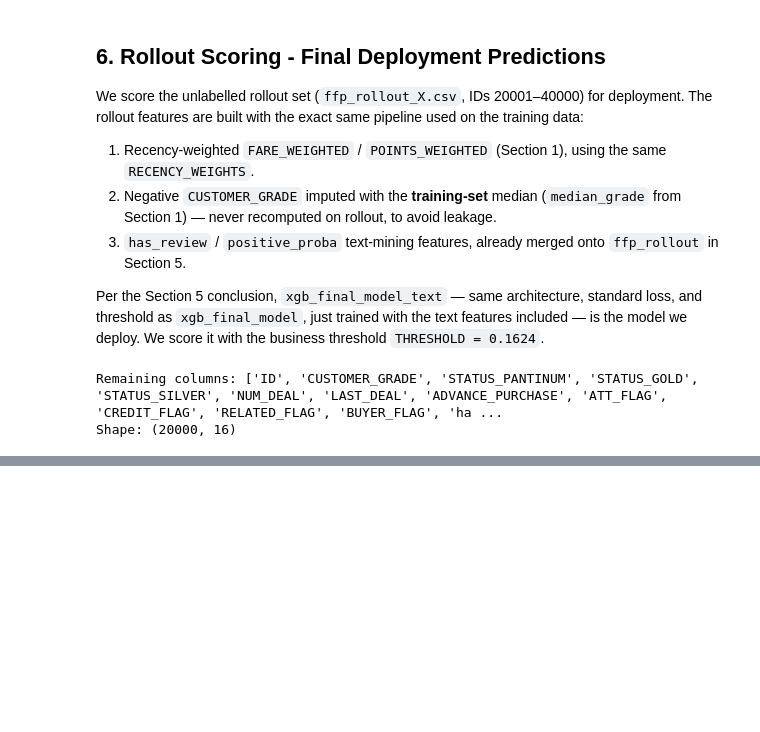
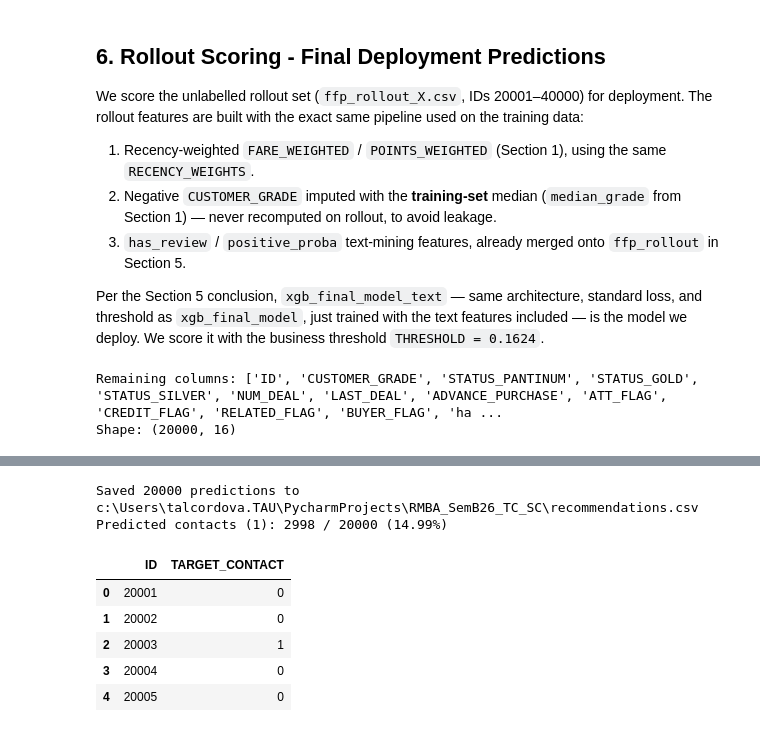
Before and after one commit to TalCordova/RMBA_SemB26_TC_SC, a Jupyter notebook: Final_Project_SC_TC_fit_notebook.ipynb, the cells around one changed output, grey strips where cells are left out. Cells and saved outputs as stored; diff of their text form; code cells hidden in the pictures; blank space fills up the shorter version.

```diff
--- a/Final_Project_SC_TC_fit_notebook.ipynb
+++ b/Final_Project_SC_TC_fit_notebook.ipynb
@@ -803,19 +833,29 @@ Shape: (20000, 16)
 # %%
-# --- Score with the frozen deployment model ---
-rollout_proba = xgb_final_model_text.predict_proba(ffp_rollout)[:, 1]
+rollout_proba = xgb_final_model_text.predict_proba(X_rollout)[:, 1]
 rollout_pred = (rollout_proba >= THRESHOLD).astype(int)
 
 # --- Build and save the submission file ---
+# ffp_rollout['ID'] is still in the original file order - never sorted/reindexed -
+# so zipping it with rollout_pred (computed row-for-row from the same dataframe) is safe.
 
 submission = pd.DataFrame({
-    'ID': ffp_rollout['ID'],
+    'ID': rollout_ids,
     'TARGET_CONTACT': rollout_pred
 })
 
 submission_path = 'recommendations.csv'
 submission.to_csv(submission_path, index=False)
 
 print(f'Saved {len(submission)} predictions to {os.path.abspath(submission_path)}')
 print(f'Predicted contacts (1): {submission["TARGET_CONTACT"].sum()} / {len(submission)} '
       f'({submission["TARGET_CONTACT"].mean():.2%})')
 submission.head()
+# %% [output]
+Saved 20000 predictions to c:\Users\talcordova.TAU\PycharmProjects\RMBA_SemB26_TC_SC\recommendations.csv
+Predicted contacts (1): 2998 / 20000 (14.99%)
+|  | ID | TARGET_CONTACT |
+| 0 | 20001 | 0 |
+| 1 | 20002 | 0 |
+| 2 | 20003 | 1 |
+| 3 | 20004 | 0 |
+| 4 | 20005 | 0 |
```
Also changed, not shown: parts of 3 cells of this notebook, 1 other file.
